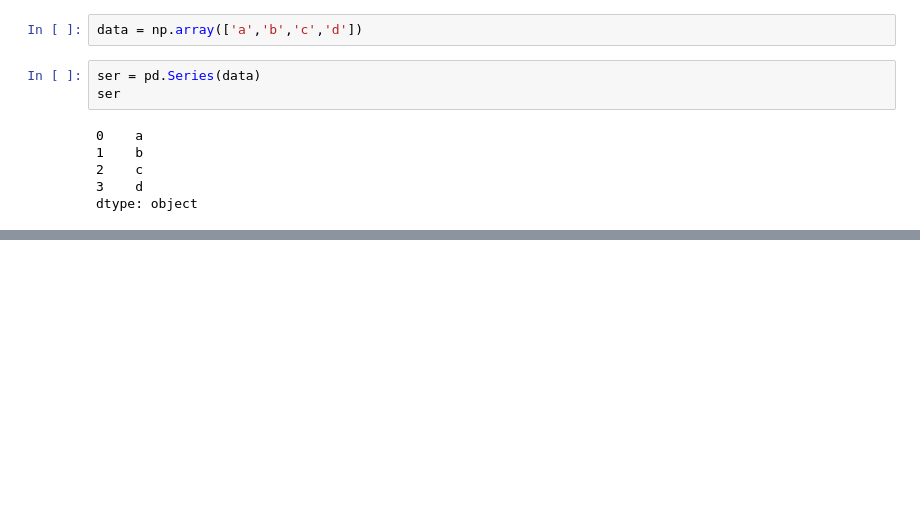
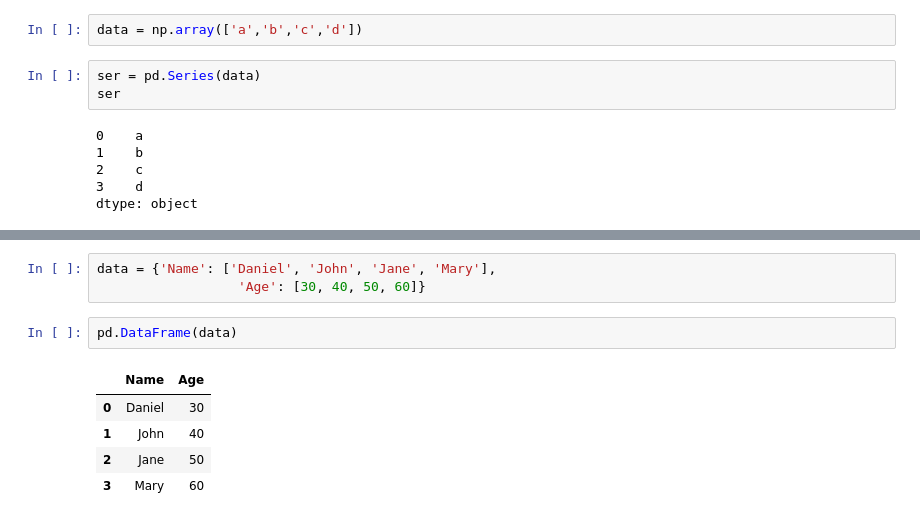
Before and after one commit to ayyesu/data-science_journey, a Jupyter notebook: pandas.ipynb, the cells around one changed output, grey strips where cells are left out. Cells and saved outputs as stored; diff of their text form; blank space fills up the shorter version.

```diff
--- a/pandas.ipynb
+++ b/pandas.ipynb
@@ -34,0 +47,11 @@ dtype: object
+# %%
+data = {'Name': ['Daniel', 'John', 'Jane', 'Mary'],
+                  'Age': [30, 40, 50, 60]}
+# %%
+pd.DataFrame(data)
+# %% [output]
+|  | Name | Age |
+| 0 | Daniel | 30 |
+| 1 | John | 40 |
+| 2 | Jane | 50 |
+| 3 | Mary | 60 |
```
Also changed, not shown: parts of 9 cells of this notebook, 1 other file.
